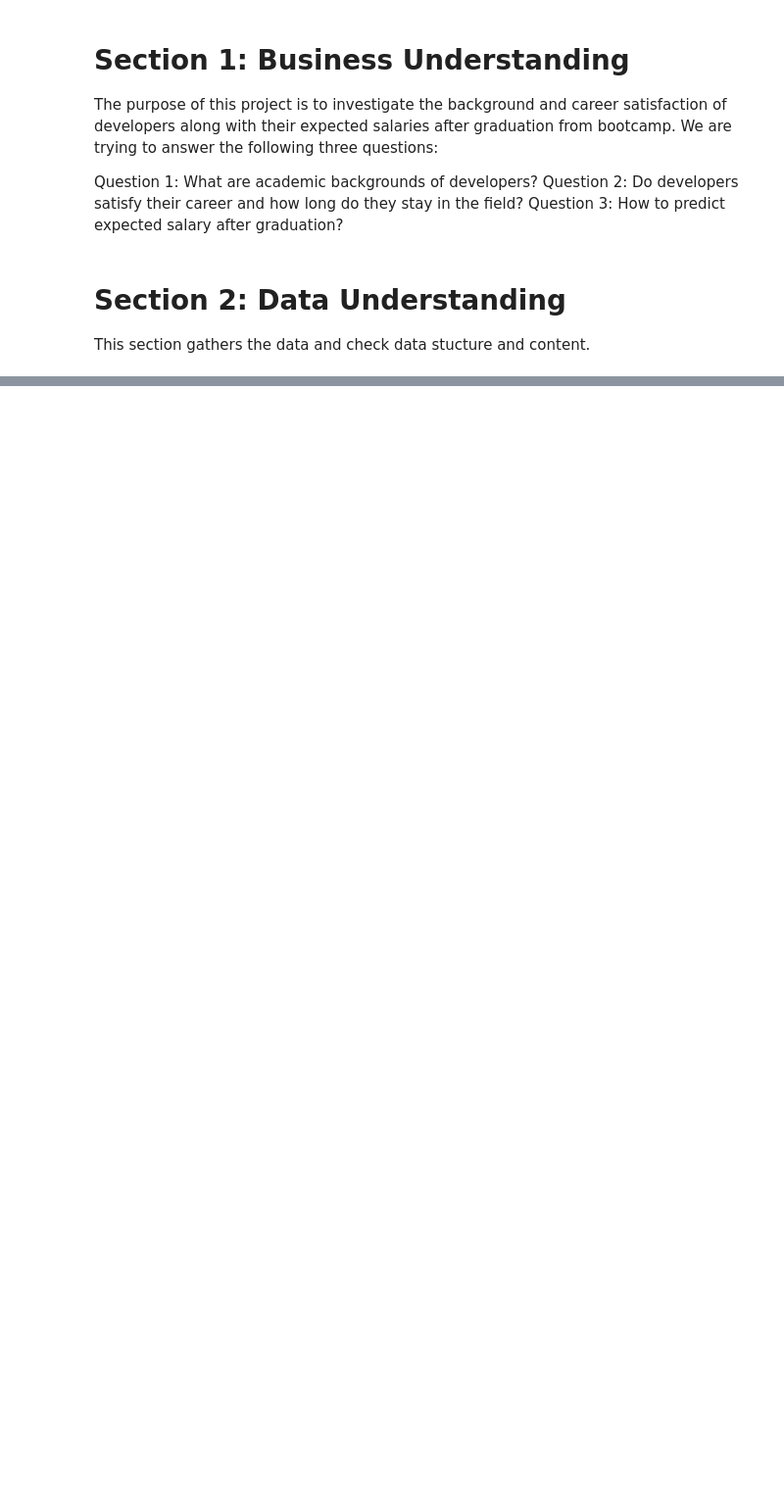
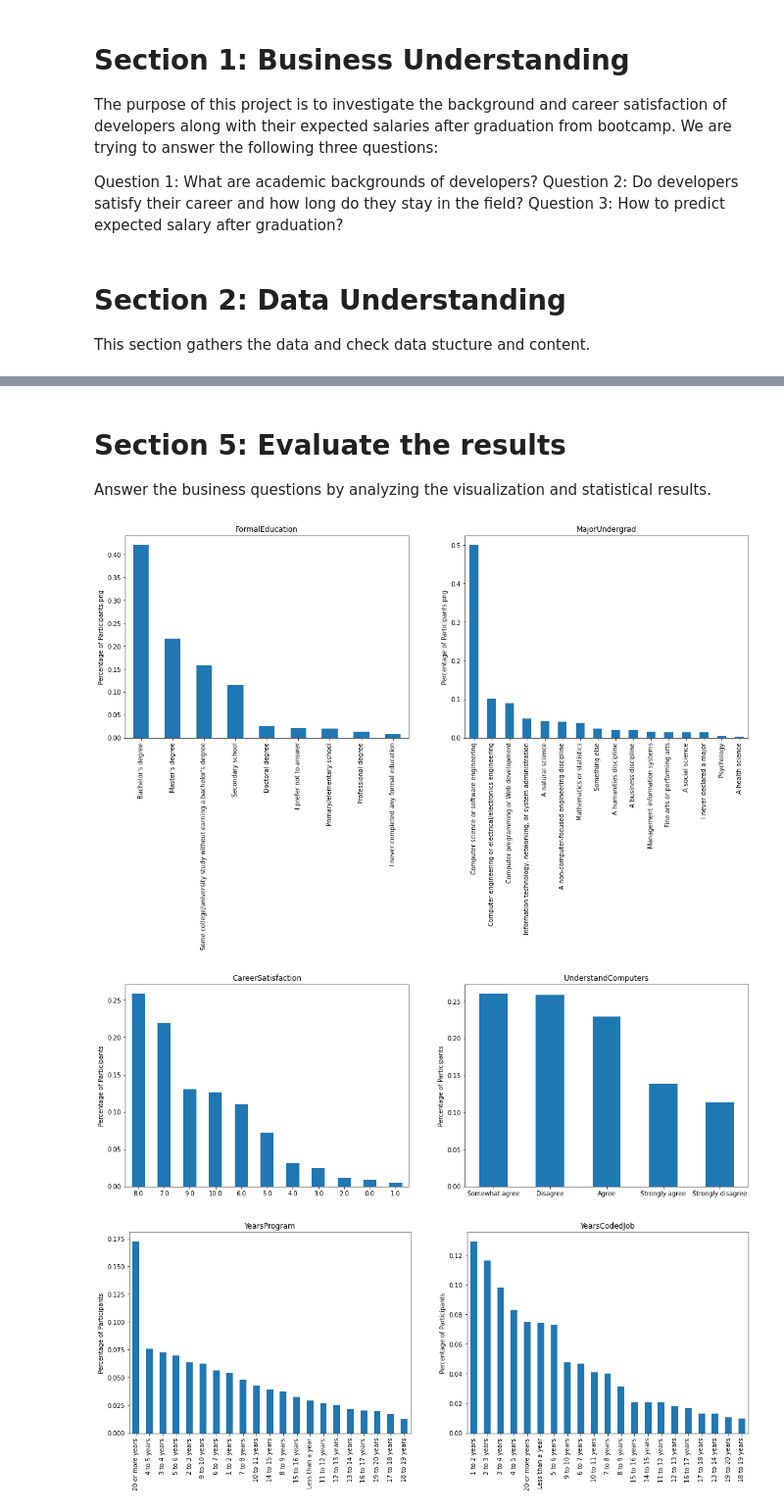
Before and after one commit to AlexWangVT/blog_post_project, a Jupyter notebook: blog_post_project.ipynb, the cells around one changed output, grey strips where cells are left out. Shown: that part at 98% size. Saved outputs shown, nothing was run; the diff lists cells and outputs as text; code cells hidden in the pictures; blank space fills up the shorter version.

```diff
--- a/blog_post_project.ipynb
+++ b/blog_post_project.ipynb
@@ -25,0 +29,19 @@ FileNotFoundError: [Errno 2] No such file or directory: './dataset/stackoverflow
+# %%
+# Drop missing values and calculate the percentage of unique values in each column
+def missingValue(col_names, df):
+
+    df = df.dropna(subset = [col_names])
+    value_perc = df[col_names].value_counts() / df.shape[0]
+
+    return value_perc
+
+
+def create_dummy_var(df, cat_cols_lst, dummy_na):
+
+    for col in cat_cols_lst:
+        try:
+            # for each cat add dummy variable and drop original column and then concatenate
+            df = pd.concat([df.drop(col, axis=1), pd.get_dummies(df[col], prefix=col, prefix_sep='_', dummy_na=dummy_na)], axis = 1)
+        except:
+            continue
+    return df
@@ -25,0 +101,45 @@ FileNotFoundError: [Errno 2] No such file or directory: './dataset/stackoverflow
+# %% [markdown]
+# Section 5: Evaluate the results
+Answer the business questions by analyzing the visualization and statistical results.
+# %%
+# Visualize the results of developers' background and career satisfaction
+fig1, axs1 = plt.subplots(1, 2, figsize = (18, 6))
+
+# plot background
+for names, ax in zip(col_names[0:2], axs1.ravel()):
+    value_perc = missingValue(names, working_df)
+    value_perc.plot.bar(x = 'index', rot = 90, ax = ax)
+
+    # chart formatting
+    ax.set_title(names)
+    ax.set_ylabel("Percentage of Participants.png")
+
+fig1.patch.set_facecolor('white')
+plt.savefig('results/background1.png', bbox_inches='tight')
+
+# plot career satisfaction
+fig2, axs2 = plt.subplots(1, 2, figsize = (18, 6))
+for names, ax in zip(col_names[2:4], axs2.ravel()):
+    value_perc = missingValue(names, working_df)
+    value_perc.plot.bar(x = 'index', rot = 0, ax = ax)
+
+    # chart formatting
+    ax.set_title(names)
+    ax.set_ylabel("Percentage of Participants")
+
+fig2.patch.set_facecolor('white')
+plt.savefig('results/background2.png')
+
+# Plot program experience
+fig3, axs3 = plt.subplots(1, 2, figsize = (18, 6))
+for names, ax in zip(col_names[4:6], axs3.ravel()):
+    value_perc = missingValue(names, working_df)
+    value_perc.plot.bar(x = 'index', rot = 90, ax = ax)
+
+    # chart formatting
+    ax.set_title(names)
+    ax.set_ylabel("Percentage of Participants")
+# %% [output]
+[figure, added]
+[figure, added]
+[figure, added]
```
Also changed, not shown: parts of 4 cells of this notebook, 5 other files.
